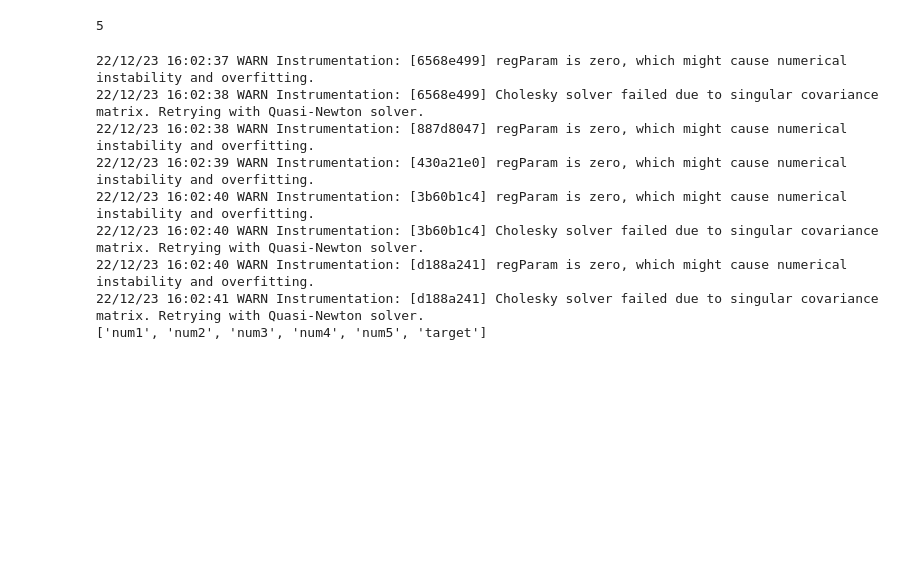
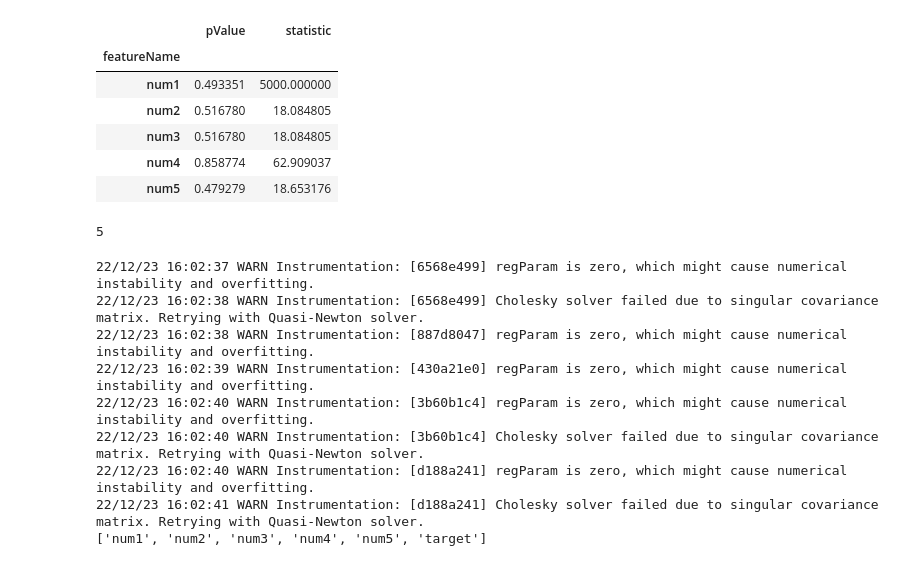
Before and after one commit to aadi350/Data-Science, a Jupyter notebook: machine-learning/vif-filter.ipynb, the cells around one changed output. Saved outputs shown, nothing was run; the diff lists cells and outputs as text; code cells hidden in the pictures; blank space fills up the shorter version.

```diff
--- a/machine-learning/vif-filter.ipynb
+++ b/machine-learning/vif-filter.ipynb
@@ -160,8 +211,3 @@ def vif_cal_iter(inputdata,vif_threshold):
         print(xvar_names)
   else:
     return inputdata
-# %%
-data = dd
-col_names = data.columns
-col_names.remove('target') # works inplace
-col_names
@@ -266,3 +286,13 @@ dd.show()
+# %%
+chi2_corr
+# %% [output]
+|  | pValue | statistic |
+| featureName |  |  |
+| num1 | 0.493351 | 5000.000000 |
+| num2 | 0.516780 | 18.084805 |
+| num3 | 0.516780 | 18.084805 |
+| num4 | 0.858774 | 62.909037 |
+| num5 | 0.479279 | 18.653176 |
 # %%
 vf.data = dd
 vf.vif_threshold = 5
```
Also changed, not shown: parts of 21 cells of this notebook, 55 other files.
